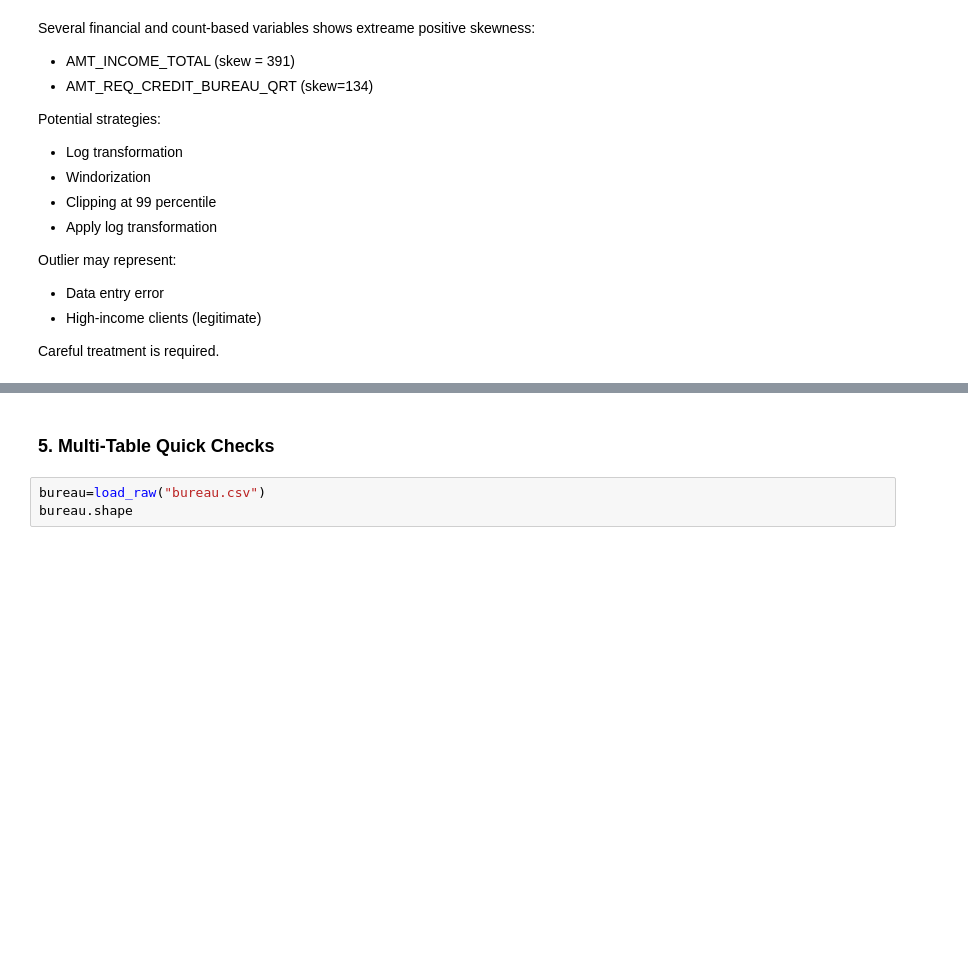
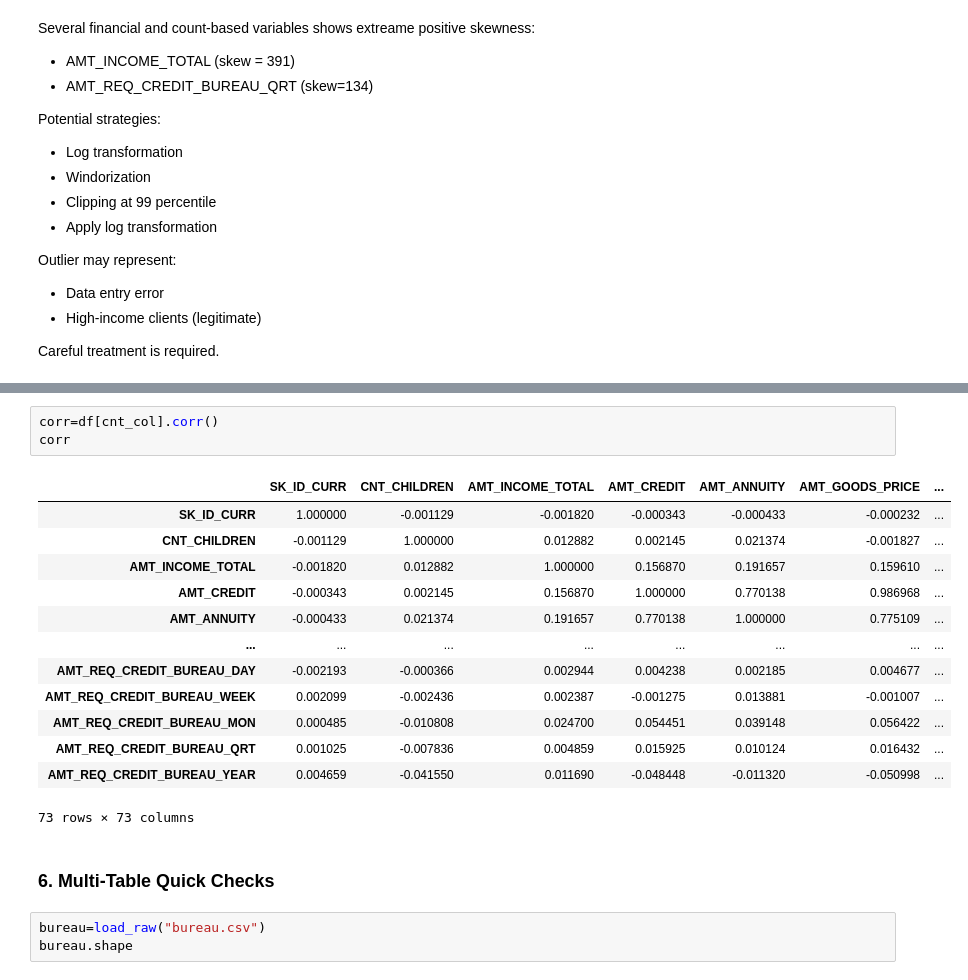
Before and after one commit to DeepakWagle/riskforge-credit-ml, a Jupyter notebook: notebooks/03_eda_ml_focus.ipynb, the cells around one changed output, grey strips where cells are left out. Saved outputs shown, nothing was run; the diff lists cells and outputs as text; blank space fills up the shorter version.

```diff
--- a/notebooks/03_eda_ml_focus.ipynb
+++ b/notebooks/03_eda_ml_focus.ipynb
@@ -170,5 +175,22 @@ Careful treatment is required.
+# %%
+corr=df[cnt_col].corr()
+corr
+# %% [output]
+|  | SK_ID_CURR | CNT_CHILDREN | AMT_INCOME_TOTAL | AMT_CREDIT | AMT_ANNUITY | AMT_GOODS_PRICE | ... |
+| SK_ID_CURR | 1.000000 | -0.001129 | -0.001820 | -0.000343 | -0.000433 | -0.000232 | ... |
+| CNT_CHILDREN | -0.001129 | 1.000000 | 0.012882 | 0.002145 | 0.021374 | -0.001827 | ... |
+| AMT_INCOME_TOTAL | -0.001820 | 0.012882 | 1.000000 | 0.156870 | 0.191657 | 0.159610 | ... |
+| AMT_CREDIT | -0.000343 | 0.002145 | 0.156870 | 1.000000 | 0.770138 | 0.986968 | ... |
+| AMT_ANNUITY | -0.000433 | 0.021374 | 0.191657 | 0.770138 | 1.000000 | 0.775109 | ... |
+| ... | ... | ... | ... | ... | ... | ... | ... |
+| AMT_REQ_CREDIT_BUREAU_DAY | -0.002193 | -0.000366 | 0.002944 | 0.004238 | 0.002185 | 0.004677 | ... |
+| AMT_REQ_CREDIT_BUREAU_WEEK | 0.002099 | -0.002436 | 0.002387 | -0.001275 | 0.013881 | -0.001007 | ... |
+| AMT_REQ_CREDIT_BUREAU_MON | 0.000485 | -0.010808 | 0.024700 | 0.054451 | 0.039148 | 0.056422 | ... |
+| AMT_REQ_CREDIT_BUREAU_QRT | 0.001025 | -0.007836 | 0.004859 | 0.015925 | 0.010124 | 0.016432 | ... |
+| AMT_REQ_CREDIT_BUREAU_YEAR | 0.004659 | -0.041550 | 0.011690 | -0.048448 | -0.011320 | -0.050998 | ... |
+73 rows × 73 columns
 # %% [markdown]
-### 5. Multi-Table Quick Checks
+### 6. Multi-Table Quick Checks
 # %%
 bureau=load_raw("bureau.csv")
 bureau.shape
```
Also changed, not shown: parts of 4 cells of this notebook.
